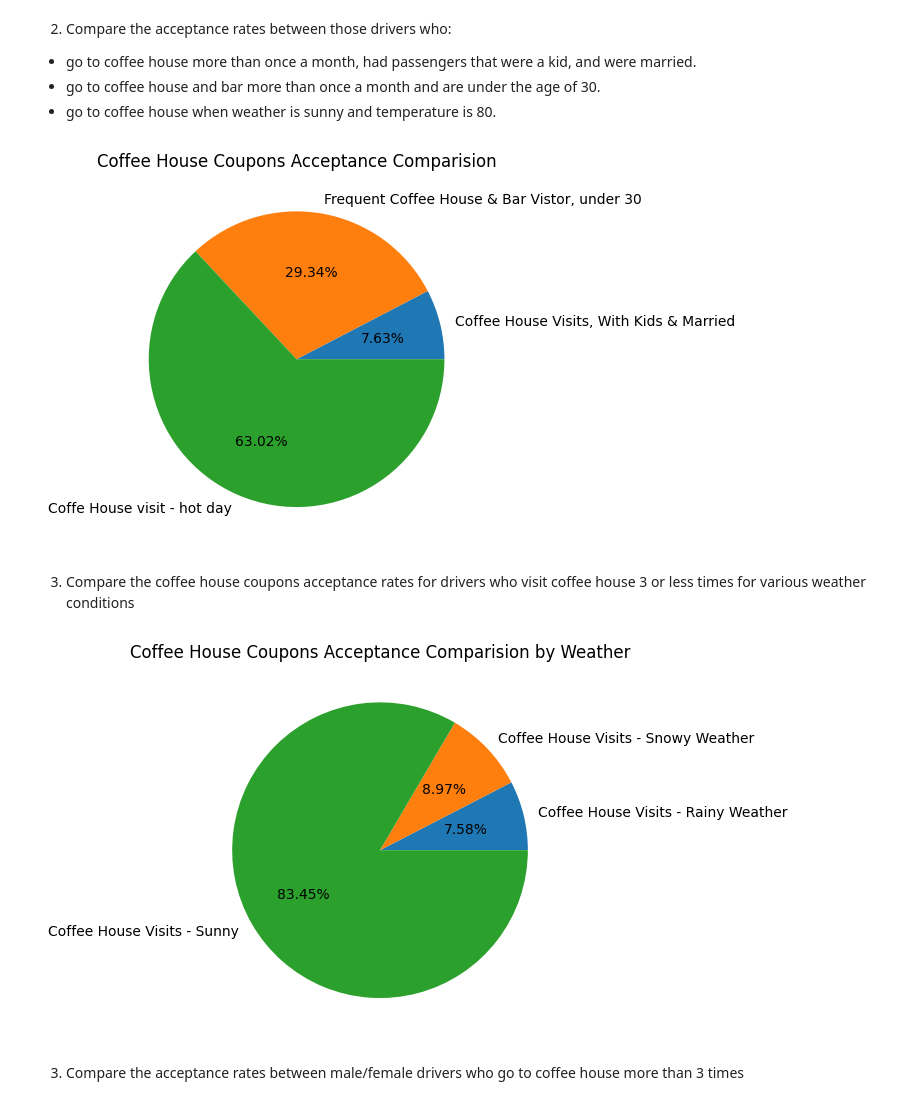
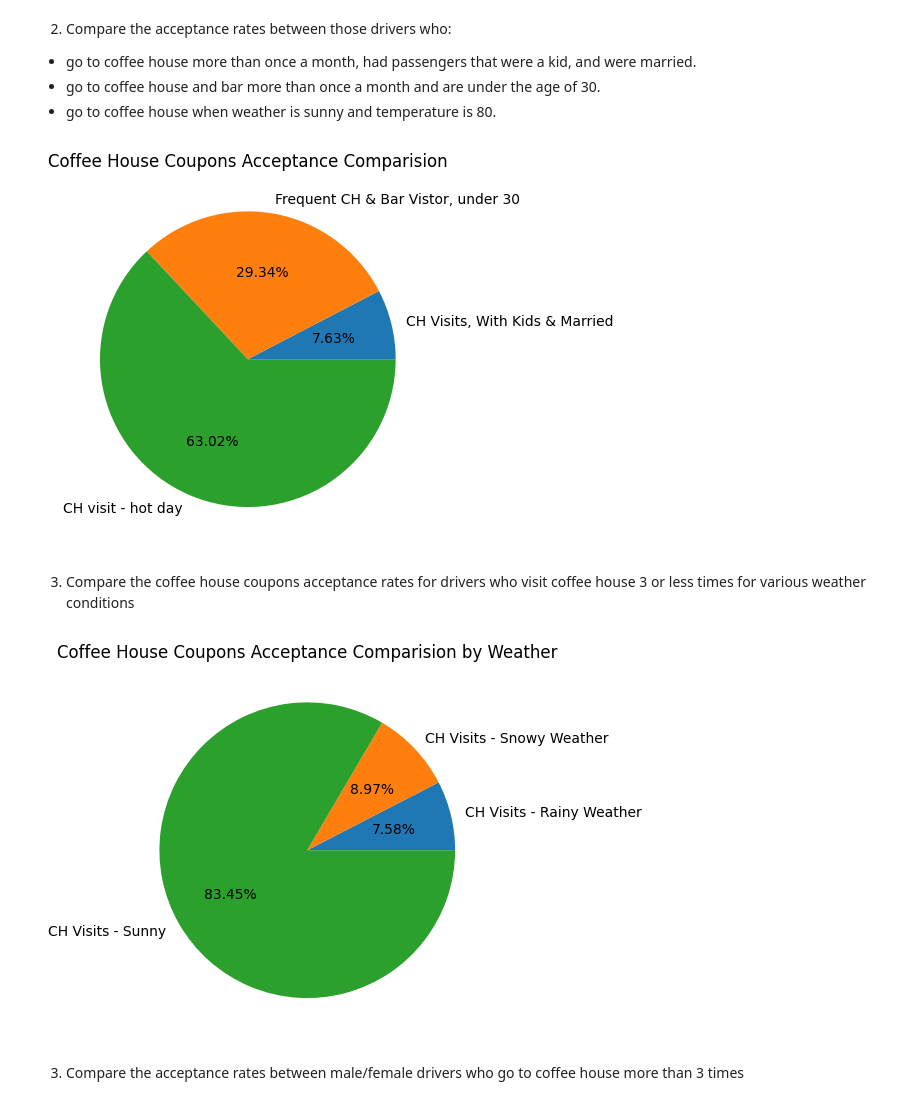
Before and after one commit to atewari-bot/driving-coupon, a Jupyter notebook: prompt.ipynb, the cells around one changed output. Saved outputs shown, nothing was run; the diff lists cells and outputs as text; code cells hidden in the pictures.

Commit message:
Update images

```diff
--- a/prompt.ipynb
+++ b/prompt.ipynb
@@ -972,29 +972,29 @@ plot_overall_coffee_house_coupons_acceptance()
 # %%
 # prepare inclusion and exlusion list to apply filter on dataframe
 bar_visits_count_list = ['1~3', 'gt8', '4~8']
 coffee_house_visits_count_list = ['4~8', '1~3', 'gt8']
 age_inclusion_list = ['21', '26', 'below21']
 temp_inclusion_list = [80]
 
 # plot overall coffee house coupons acceptance between below 3 groups:
 # go to coffee house more than once a month, had passengers that were a kid, and were married.
 # go to coffee house and bar more than once a month and are under the age of 30.
 # go to coffee house when weather is sunny and temperature is 80.
 
 def plot_overall_coffee_house_coupons_acceptance_comparision():
     all_coupon_types_accepted = data[data['Y'] == 1]
 
     coffee_house_multi_visitors_kids_and_married = all_coupon_types_accepted.query('passanger == "Kid(s)" and CoffeeHouse in @coffee_house_visits_count_list and maritalStatus == "Married partner"')
     coffee_house_multi_visitors_under30 = all_coupon_types_accepted.query('Bar in @bar_visits_count_list and CoffeeHouse in @coffee_house_visits_count_list and age in @age_inclusion_list')
     coffee_house_visit_hot_day = all_coupon_types_accepted.query('CoffeeHouse in @coffee_house_visits_count_list and weather == "Sunny" and temperature in @temp_inclusion_list')
     plt.title("Coffee House Coupons Acceptance Comparision")
     plt.pie([coffee_house_multi_visitors_kids_and_married.shape[0], coffee_house_multi_visitors_under30.shape[0], coffee_house_visit_hot_day.shape[0]], autopct='%1.2f%%',
-            labels=['Coffee House Visits, With Kids & Married', 'Frequent Coffee House & Bar Vistor, under 30', 'Coffe House visit - hot day'])
+            labels=['CH Visits, With Kids & Married', 'Frequent CH & Bar Vistor, under 30', 'CH visit - hot day'])
     plt.savefig("images/ch_drivers_comparision.png")
 
 plot_overall_coffee_house_coupons_acceptance_comparision()
 # %% [output]
-[figure, old version]
+[figure, new version]
 # %% [markdown]
 3. Compare the coffee house coupons acceptance rates for drivers who visit coffee house 3 or less times for various weather conditions
 # %%
@@ -1011,12 +1011,12 @@ def plot_coffee_house_acceptance_by_weather():
 
     plt.title("Coffee House Coupons Acceptance Comparision by Weather")
     plt.pie([coffee_house_visits_df['Rainy'], coffee_house_visits_df['Snowy'], coffee_house_visits_df['Sunny']], autopct='%1.2f%%',
-            labels=['Coffee House Visits - Rainy Weather', 'Coffee House Visits - Snowy Weather', 'Coffee House Visits - Sunny'])
+            labels=['CH Visits - Rainy Weather', 'CH Visits - Snowy Weather', 'CH Visits - Sunny'])
     plt.savefig("images/ch_by_weather.png")
 
 plot_coffee_house_acceptance_by_weather()
 # %% [output]
-[figure, old version]
+[figure, new version]
 # %% [markdown]
 3. Compare the acceptance rates between male/female drivers who go to coffee house more than 3 times
 # %%
```
Also changed, not shown: parts of 1 cell of this notebook, 3 other files.
